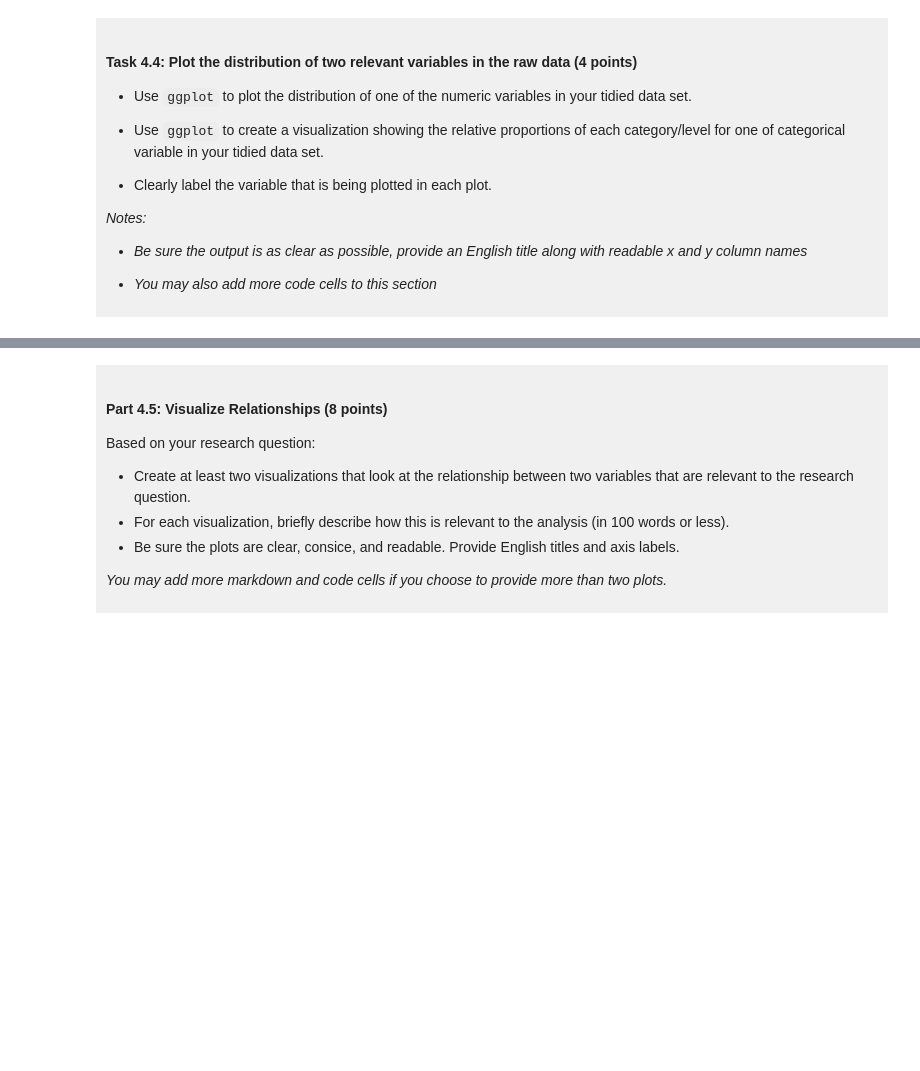
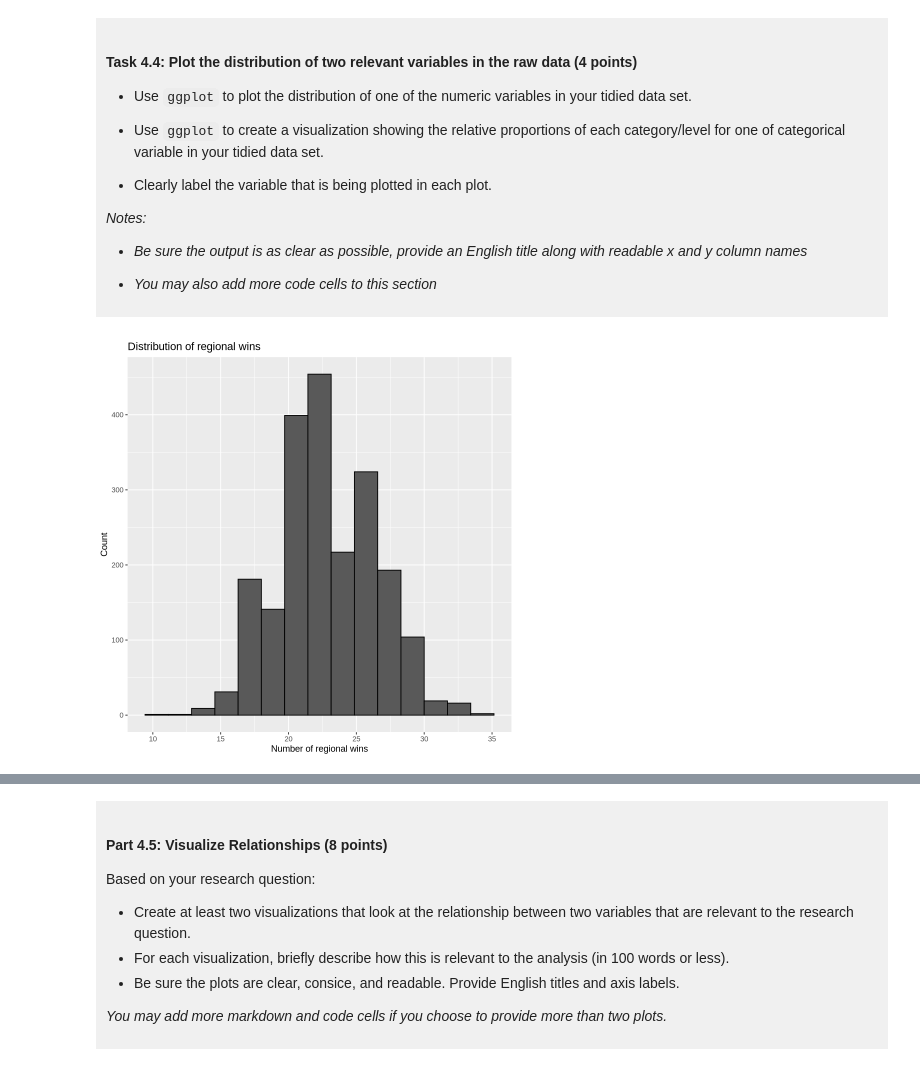
Before and after one commit to coolyhk123/dsci-100-project-younghoon-ko, a Jupyter notebook: dsci-100-project-notebook.ipynb, the cells around one changed output, grey strips where cells are left out. Drawn from its saved outputs; the diff is of its cells as text; code cells hidden in the pictures; blank space fills up the shorter version.

```diff
--- a/dsci-100-project-notebook.ipynb
+++ b/dsci-100-project-notebook.ipynb
@@ -301,5 +333,10 @@ You will refine your research question (if needed) and produce a tidy data set.
 
 </div>
 # %%
-### EDIT THIS CODE CELL FOR PLOT 1 ###
+distribution_reg_wins <- ggplot(NCAA_D1_Records, aes(x = reg_wins)) +
+    geom_histogram(bins = 15, color = "black") +
+    labs(x = "Number of regional wins", y = "Count", title = "Distribution of regional wins")
+distribution_reg_wins
+# %% [output]
+[figure, added]
 # %%
```
Also changed, not shown: parts of 12 cells of this notebook.
